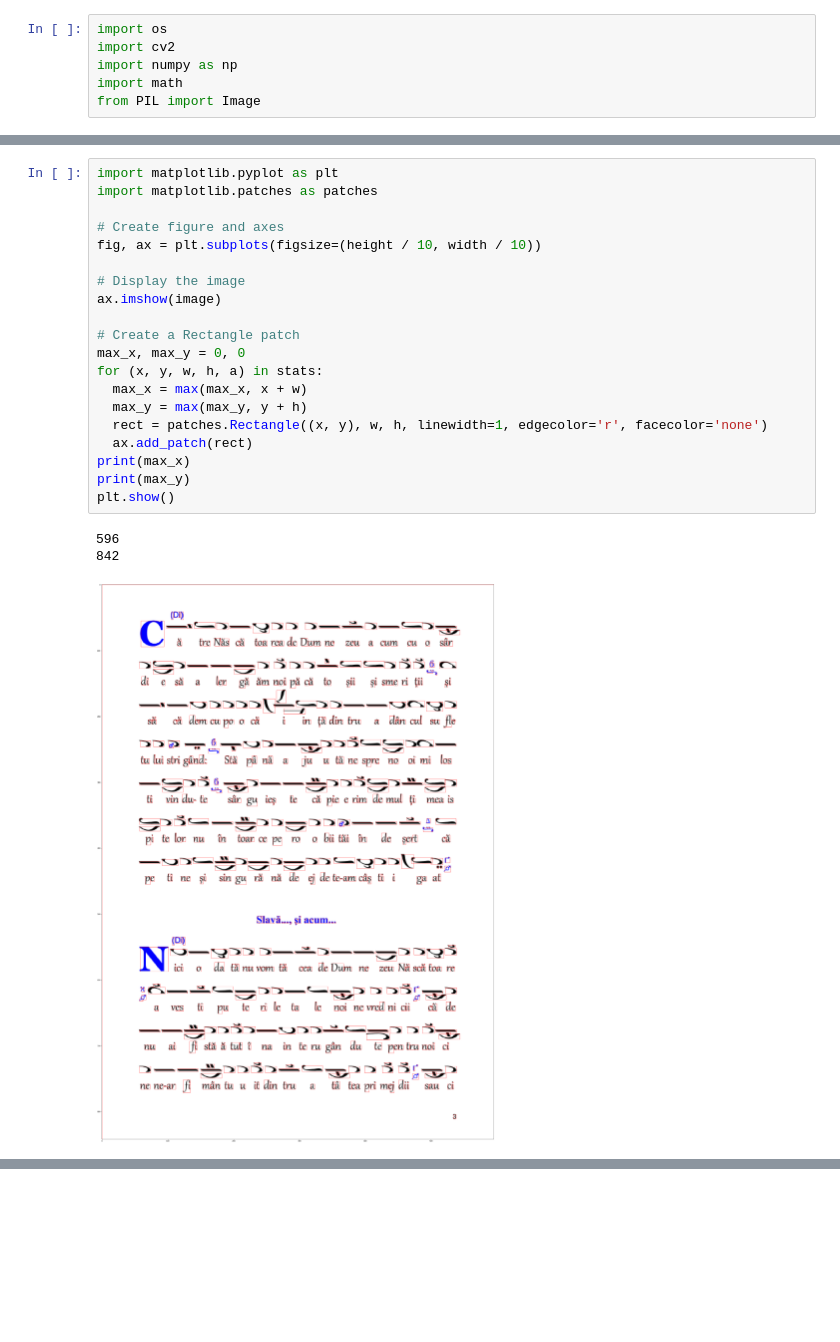
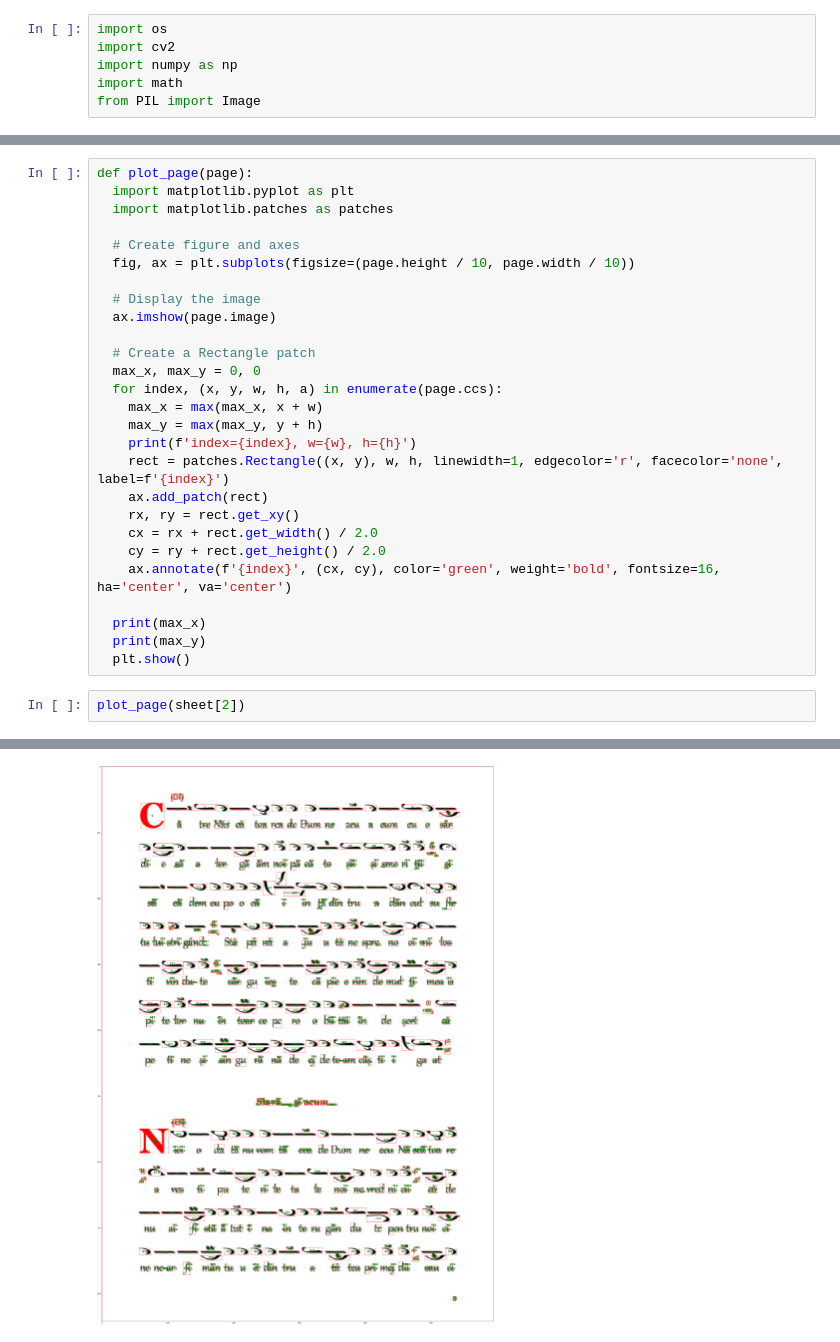
Before and after one commit to stoianmihail/Metapsaltiki, a Jupyter notebook: CC.ipynb, the cells around one changed output, grey strips where cells are left out. Drawn from its saved outputs; the diff is of its cells as text; blank space fills up the shorter version.

```diff
--- a/CC.ipynb
+++ b/CC.ipynb
@@ -49,24 +145,30 @@ print(stats)
 # %%
-import matplotlib.pyplot as plt
-import matplotlib.patches as patches
+def plot_page(page):
+  import matplotlib.pyplot as plt
+  import matplotlib.patches as patches
 
-# Create figure and axes
-fig, ax = plt.subplots(figsize=(height / 10, width / 10))
+  # Create figure and axes
+  fig, ax = plt.subplots(figsize=(page.height / 10, page.width / 10))
 
-# Display the image
-ax.imshow(image)
+  # Display the image
+  ax.imshow(page.image)
 
-# Create a Rectangle patch
-max_x, max_y = 0, 0
-for (x, y, w, h, a) in stats:
-  max_x = max(max_x, x + w)
-  max_y = max(max_y, y + h)
-  rect = patches.Rectangle((x, y), w, h, linewidth=1, edgecolor='r', facecolor='none')
-  ax.add_patch(rect)
-print(max_x)
-print(max_y)
-plt.show()
+  # Create a Rectangle patch
+  max_x, max_y = 0, 0
+  for index, (x, y, w, h, a) in enumerate(page.ccs):
+    max_x = max(max_x, x + w)
+    max_y = max(max_y, y + h)
+    print(f'index={index}, w={w}, h={h}')
+    rect = patches.Rectangle((x, y), w, h, linewidth=1, edgecolor='r', facecolor='none', label=f'{index}')
+    ax.add_patch(rect)
+    rx, ry = rect.get_xy()
+    cx = rx + rect.get_width() / 2.0
+    cy = ry + rect.get_height() / 2.0
+    ax.annotate(f'{index}', (cx, cy), color='green', weight='bold', fontsize=16, ha='center', va='center')
+
+  print(max_x)
+  print(max_y)
+  plt.show()
-# %% [output]
-596
-842
-[figure, removed]
+# %%
+plot_page(sheet[2])
+# %% [output]
@@ -72,0 +192 @@ plt.show()
+[figure, added]
```
Also changed, not shown: parts of 11 cells of this notebook.
